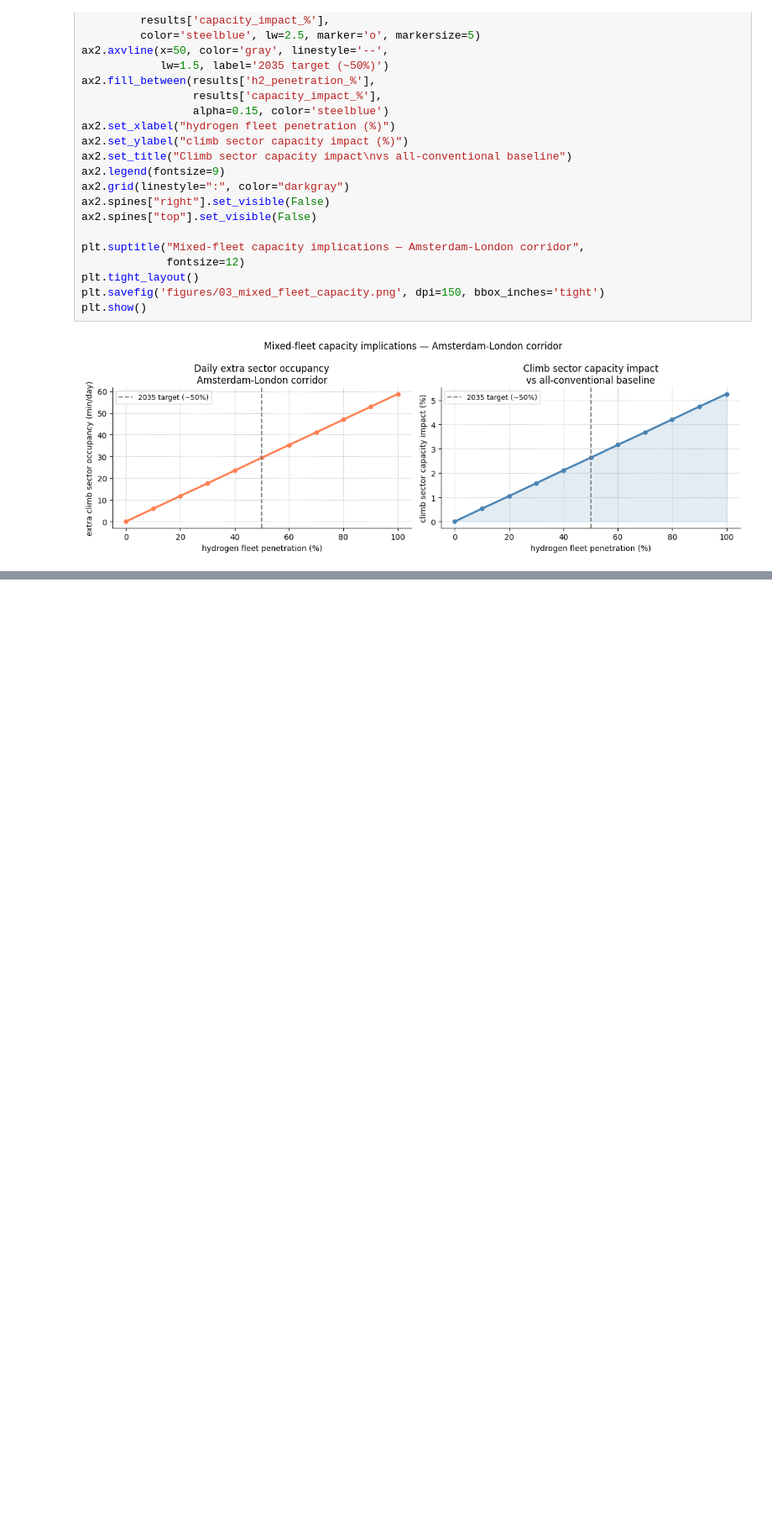
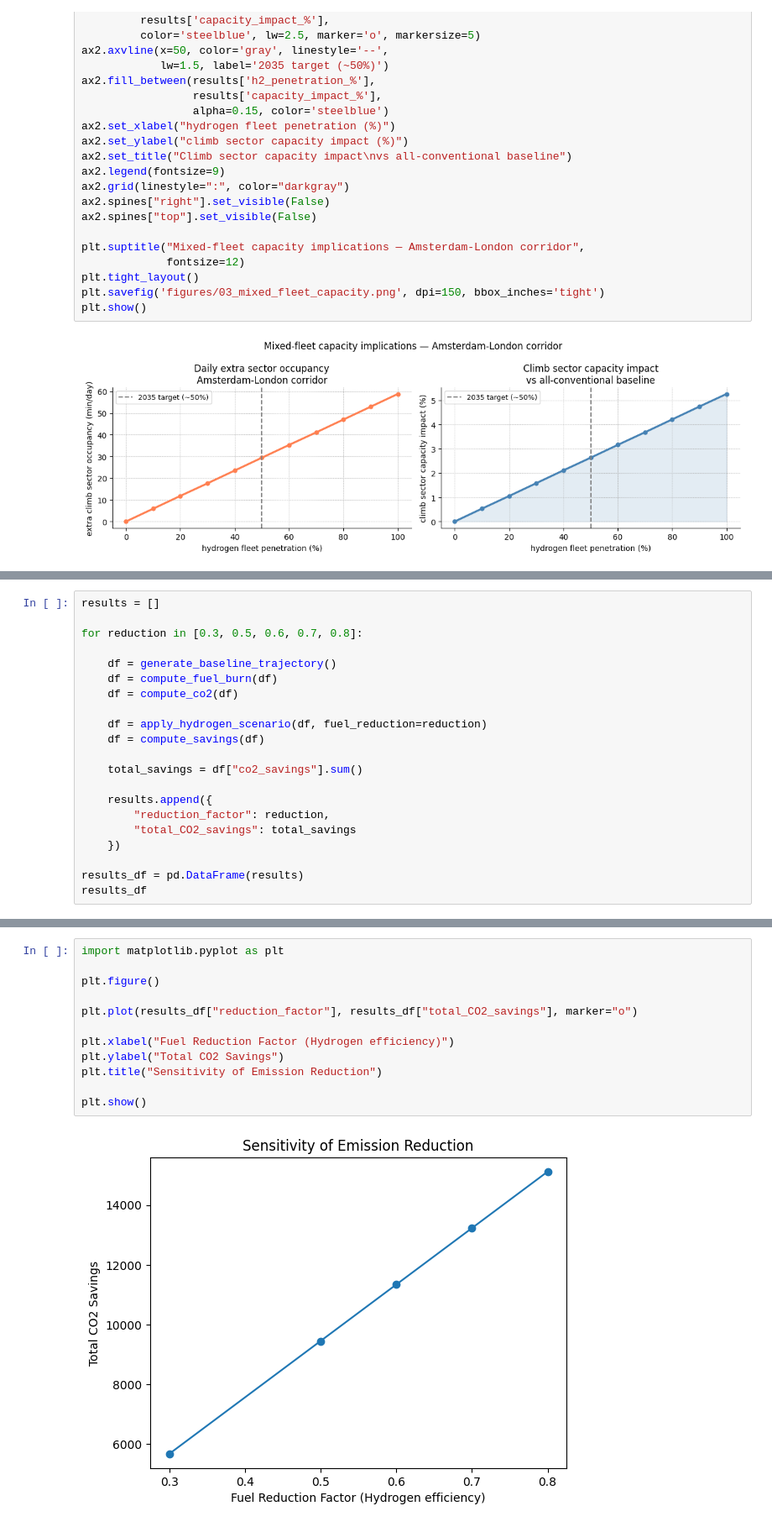
Before and after one commit to qama94/low-emission-aircraft-trajectory, a Jupyter notebook: trajectory_analysis_low_emission_aircraft.ipynb, the cells around one changed output, grey strips where cells are left out. Shown at 84% size. Saved outputs shown, nothing was run; the diff lists cells and outputs as text; blank space fills up the shorter version.

```diff
--- a/trajectory_analysis_low_emission_aircraft.ipynb
+++ b/trajectory_analysis_low_emission_aircraft.ipynb
@@ -370,0 +475,21 @@ plt.show()
+# %%
+results = []
+
+for reduction in [0.3, 0.5, 0.6, 0.7, 0.8]:
+
+    df = generate_baseline_trajectory()
+    df = compute_fuel_burn(df)
+    df = compute_co2(df)
+
+    df = apply_hydrogen_scenario(df, fuel_reduction=reduction)
+    df = compute_savings(df)
+
+    total_savings = df["co2_savings"].sum()
+
+    results.append({
+        "reduction_factor": reduction,
+        "total_CO2_savings": total_savings
+    })
+
+results_df = pd.DataFrame(results)
+results_df
@@ -370,0 +503,14 @@ plt.show()
+# %%
+import matplotlib.pyplot as plt
+
+plt.figure()
+
+plt.plot(results_df["reduction_factor"], results_df["total_CO2_savings"], marker="o")
+
+plt.xlabel("Fuel Reduction Factor (Hydrogen efficiency)")
+plt.ylabel("Total CO2 Savings")
+plt.title("Sensitivity of Emission Reduction")
+
+plt.show()
+# %% [output]
+[figure, added]
```
Also changed, not shown: parts of 17 cells of this notebook, 12 other files.
